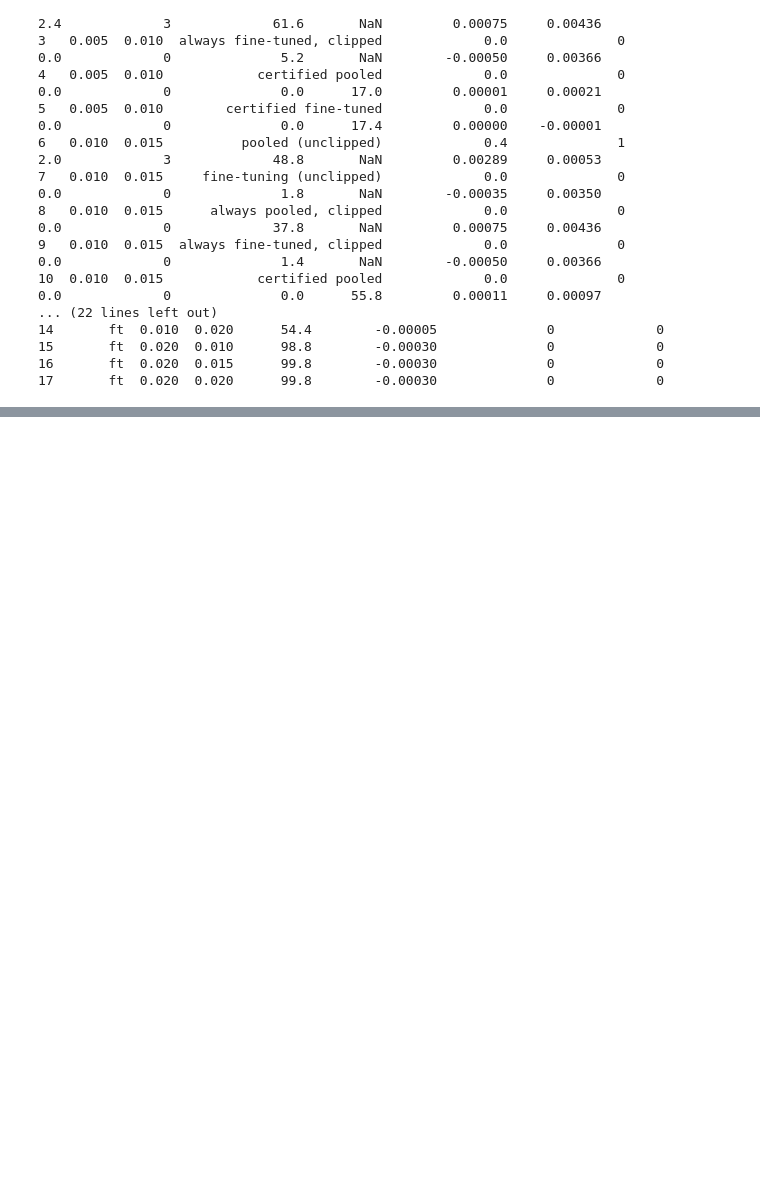
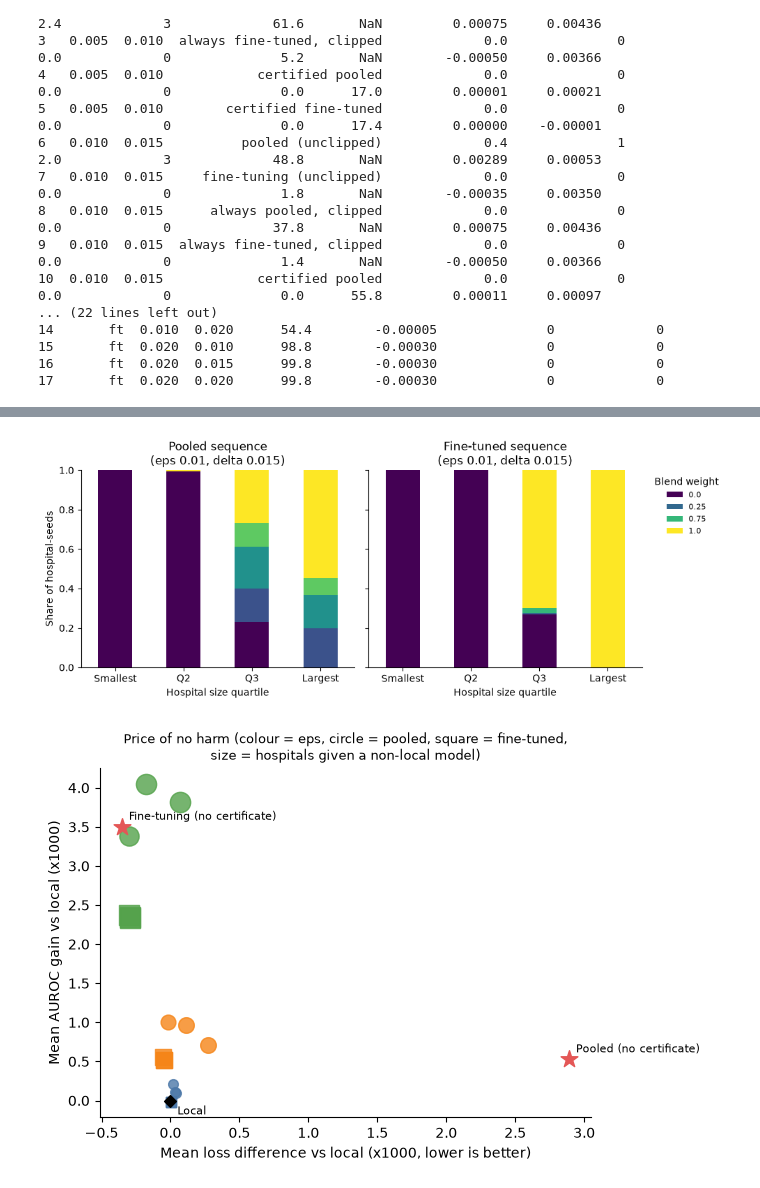
Before and after one commit to DCBhashkar71/noharm-fl, a Jupyter notebook: notebooks/05_full_experiments.ipynb, the cells around one changed output, grey strips where cells are left out. Drawn from its saved outputs; the diff is of its cells as text; code cells hidden in the pictures; blank space fills up the shorter version.

```diff
--- a/notebooks/05_full_experiments.ipynb
+++ b/notebooks/05_full_experiments.ipynb
@@ -157,0 +221,50 @@ print(G.round(5).to_string())
+# %%
+import numpy as np, pandas as pd, matplotlib.pyplot as plt, os
+os.makedirs("../outputs/figures", exist_ok=True)
+plt.rcParams.update({"font.size": 10, "axes.spines.top": False, "axes.spines.right": False})
+seeds = [110, 111, 112, 113, 114]
+C = {s: pd.read_csv(f"../outputs/tables/cert_full_seed{s}.csv").copy() for s in seeds}
+
+def save(name):
+    plt.tight_layout(); plt.savefig(f"../outputs/figures/{name}.png", dpi=300); plt.savefig(f"../outputs/figures/{name}.pdf"); plt.show()
+
+# F11: chosen blend by hospital size
+big = pd.concat([C[s].assign(seed=s) for s in seeds], ignore_index=True).copy()
+big["size_q"] = pd.qcut(big["n_train"], 4, labels=["Smallest", "Q2", "Q3", "Largest"])
+fig, ax = plt.subplots(1, 2, figsize=(10, 4), sharey=True)
+for a, src, title in zip(ax, ["pool", "ft"], ["Pooled sequence", "Fine-tuned sequence"]):
+    tab = pd.crosstab(big["size_q"], big[f"cert_{src}_e0.01_d0.015__blend"], normalize="index")
+    tab.plot(kind="bar", stacked=True, ax=a, colormap="viridis", legend=False)
+    a.set_title(title + "\n(eps 0.01, delta 0.015)"); a.set_xlabel("Hospital size quartile"); a.tick_params(axis="x", rotation=0)
+ax[0].set_ylabel("Share of hospital-seeds")
+ax[1].legend(title="Blend weight", frameon=False, fontsize=8, bbox_to_anchor=(1.02, 1), loc="upper left")
+save("fig11_chosen_blend")
+
+# F12: price of no harm over the 3 x 3 grid
+rows = []
+for src in ("pool", "ft"):
+    for eps in [0.005, 0.01, 0.02]:
+        for delta in [0.01, 0.015, 0.02]:
+            pre = f"cert_{src}_e{eps}_d{delta}"
+            rows.append((src, eps, delta, np.mean([(C[s][f"{pre}__blend"] > 0).sum() for s in seeds]),
+                         1000 * np.mean([C[s][f"{pre}__diff"].mean() for s in seeds]),
+                         1000 * np.mean([(C[s][f"{pre}__auroc"] - C[s]["local__auroc"]).mean() for s in seeds])))
+P = pd.DataFrame(rows, columns=["sequence", "eps", "delta", "n_nonlocal", "loss_x1000", "auroc_x1000"])
+P.to_csv("../outputs/tables/F12_price_of_no_harm_grid.csv", index=False)
+
+fig, ax = plt.subplots(figsize=(6.8, 4.6))
+ecol = {0.005: "#4C78A8", 0.01: "#F58518", 0.02: "#54A24B"}
+for _, r in P.iterrows():
+    ax.scatter(r["loss_x1000"], r["auroc_x1000"], s=15 + 2 * r["n_nonlocal"], c=ecol[r["eps"]],
+               marker="o" if r["sequence"] == "pool" else "s", alpha=0.8)
+for name, pre in [("Pooled (no certificate)", "pool_full"), ("Fine-tuning (no certificate)", "ft_full")]:
+    x_ = 1000 * np.mean([C[s][f"{pre}__diff"].mean() for s in seeds])
+    y_ = 1000 * np.mean([(C[s][f"{pre}__auroc"] - C[s]["local__auroc"]).mean() for s in seeds])
+    ax.scatter(x_, y_, marker="*", s=160, c="#E45756"); ax.annotate(name, (x_, y_), fontsize=8, xytext=(5, 5), textcoords="offset points")
+ax.scatter(0, 0, marker="D", c="k"); ax.annotate("Local", (0, 0), fontsize=8, xytext=(5, -10), textcoords="offset points")
+ax.set_xlabel("Mean loss difference vs local (x1000, lower is better)"); ax.set_ylabel("Mean AUROC gain vs local (x1000)")
+ax.set_title("Price of no harm (colour = eps, circle = pooled, square = fine-tuned,\nsize = hospitals given a non-local model)", fontsize=9)
+save("fig12_price_of_no_harm")
+# %% [output]
+[figure, added]
+[figure, added]
```
Also changed, not shown: parts of 1 cell of this notebook, 7 other files.
